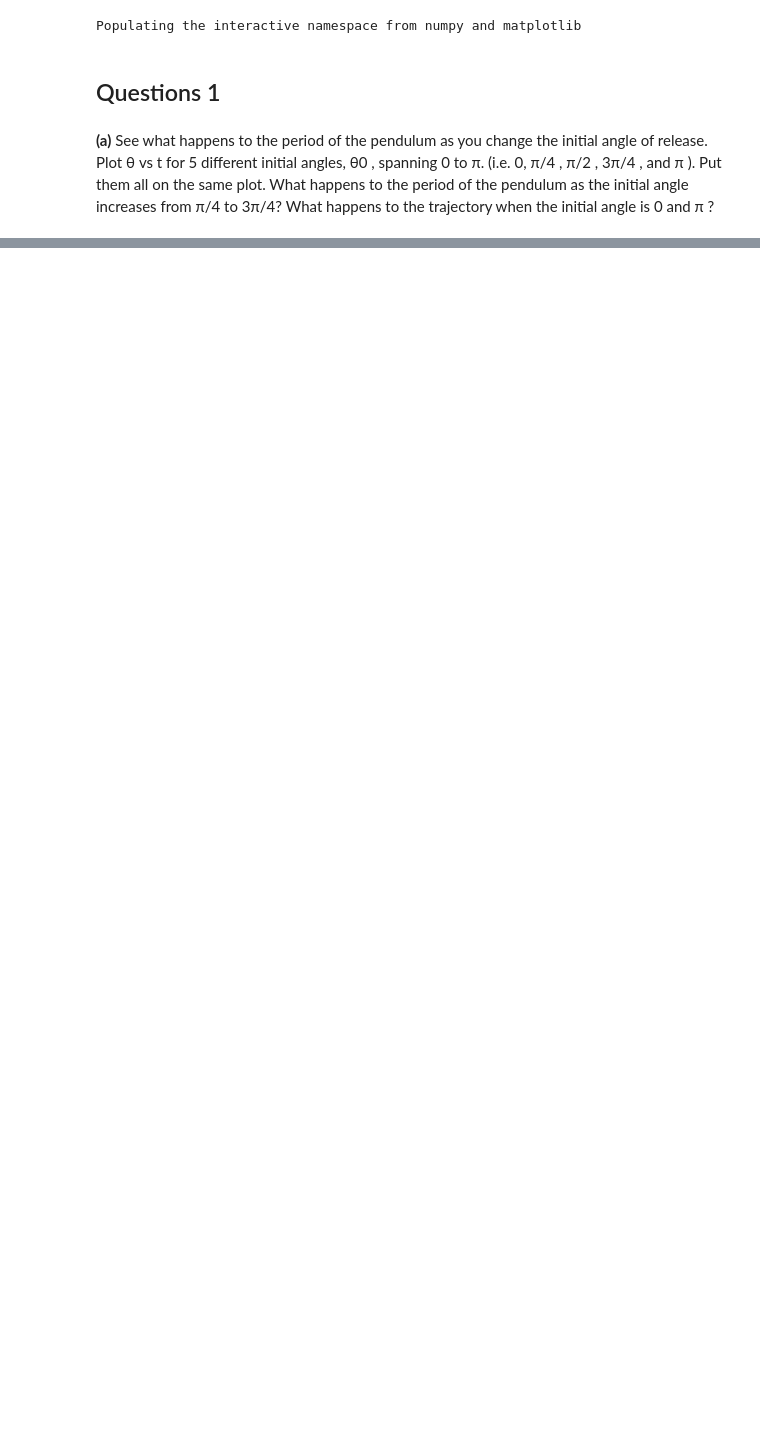
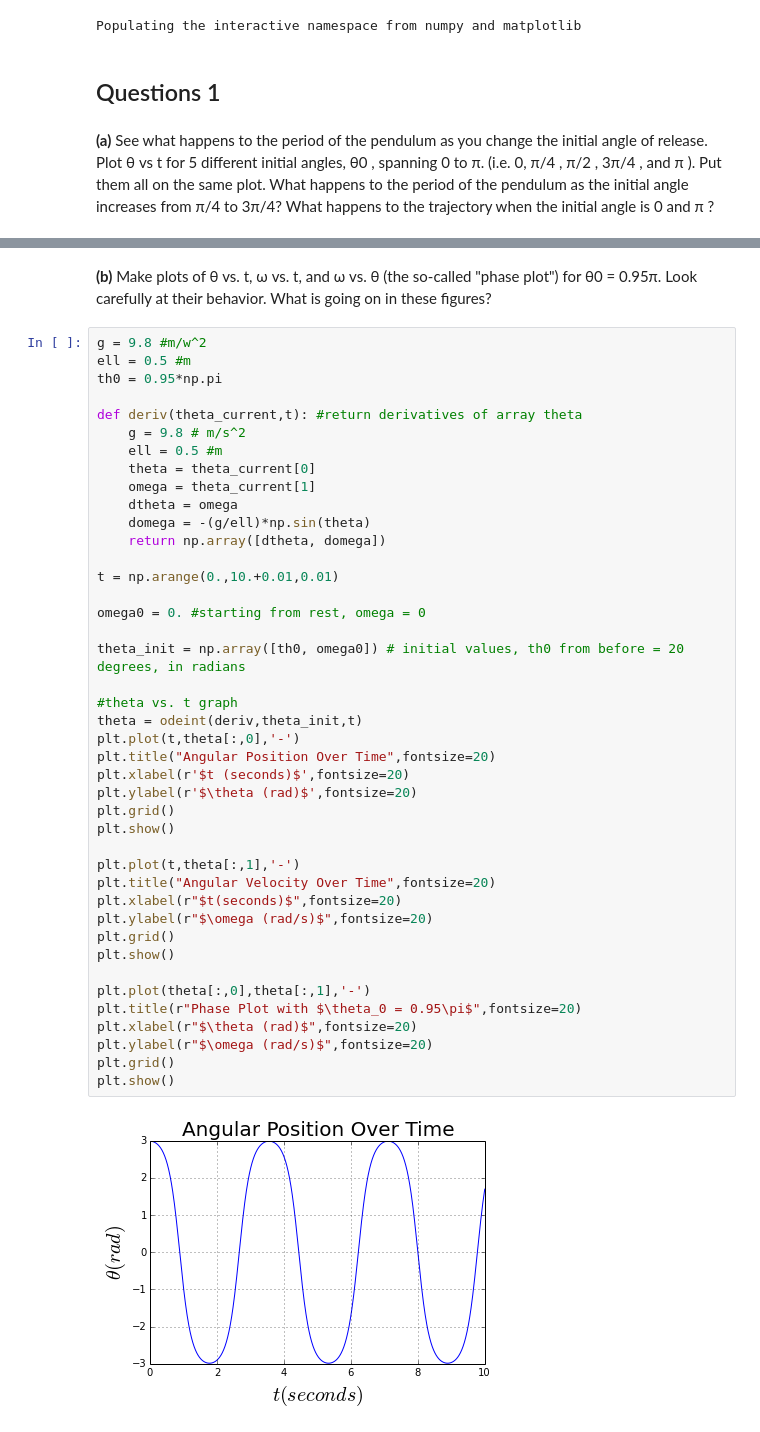
Before and after one commit to pnguye41/PHYS202-S14, a Jupyter notebook: SciPy/ODEExercises.ipynb, the cells around one changed output, grey strips where cells are left out. Saved outputs shown, nothing was run; the diff lists cells and outputs as text; blank space fills up the shorter version.

```diff
--- a/SciPy/ODEExercises.ipynb
+++ b/SciPy/ODEExercises.ipynb
@@ -35,0 +47,46 @@ print theta.shape
+# %% [markdown]
+**(b)** Make plots of θ vs. t, ω vs. t, and ω vs. θ (the so-called "phase plot") for θ0 = 0.95π. Look carefully at their behavior. What is going on in these figures?
+# %%
+g = 9.8 #m/w^2
+ell = 0.5 #m
+th0 = 0.95*np.pi
+
+def deriv(theta_current,t): #return derivatives of array theta
+    g = 9.8 # m/s^2
+    ell = 0.5 #m
+    theta = theta_current[0]
+    omega = theta_current[1]
+    dtheta = omega
+    domega = -(g/ell)*np.sin(theta)
+    return np.array([dtheta, domega])
+
+t = np.arange(0.,10.+0.01,0.01)
+
+omega0 = 0. #starting from rest, omega = 0
+
+theta_init = np.array([th0, omega0]) # initial values, th0 from before = 20 degrees, in radians
+
+#theta vs. t graph
+theta = odeint(deriv,theta_init,t)
+plt.plot(t,theta[:,0],'-')
+plt.title("Angular Position Over Time",fontsize=20)
+plt.xlabel(r'$t (seconds)$',fontsize=20)
+plt.ylabel(r'$\theta (rad)$',fontsize=20)
+plt.grid()
+plt.show()
+
+plt.plot(t,theta[:,1],'-')
+plt.title("Angular Velocity Over Time",fontsize=20)
+plt.xlabel(r"$t(seconds)$",fontsize=20)
+plt.ylabel(r"$\omega (rad/s)$",fontsize=20)
+plt.grid()
+plt.show()
+
+plt.plot(theta[:,0],theta[:,1],'-')
+plt.title(r"Phase Plot with $\theta_0 = 0.95\pi$",fontsize=20)
+plt.xlabel(r"$\theta (rad)$",fontsize=20)
+plt.ylabel(r"$\omega (rad/s)$",fontsize=20)
+plt.grid()
+plt.show()
+# %% [output]
+[figure, added]
```
Also changed, not shown: parts of 10 cells of this notebook, 3 other files.
